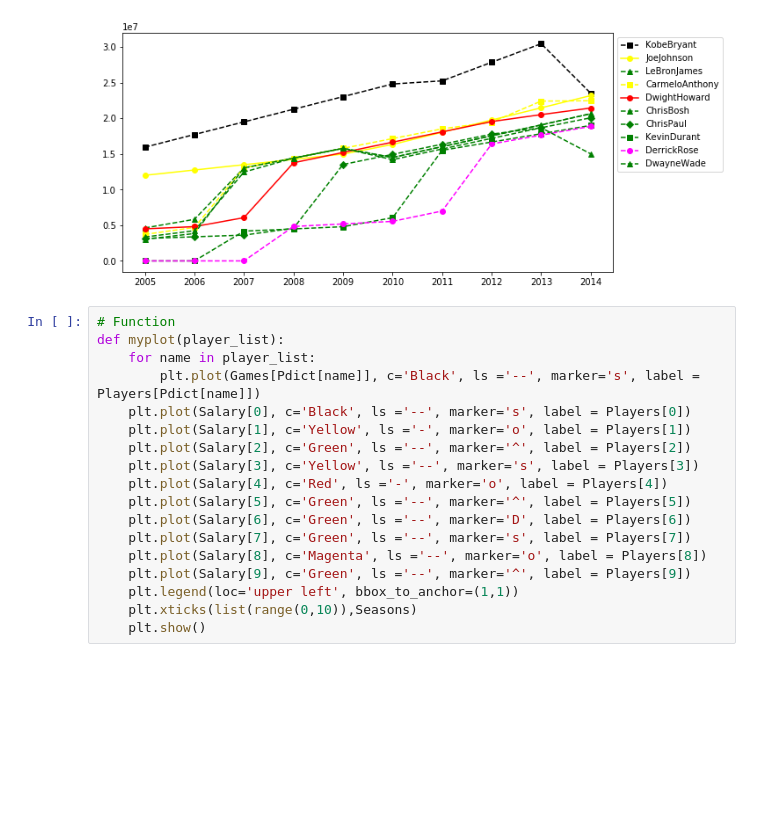
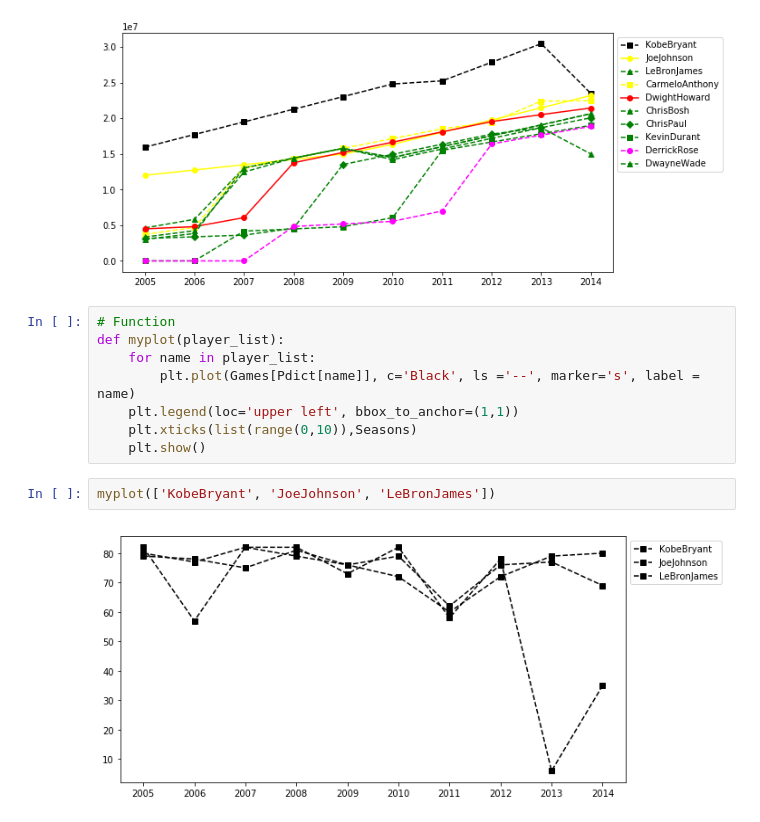
Before and after one commit to tedyeung/Python-, a Jupyter notebook: projects/basketball_trends/Basketball_Data_Analyzing.ipynb, the cells around one changed output. Saved outputs shown, nothing was run; the diff lists cells and outputs as text; blank space fills up the shorter version.

Commit message:
adding function

```diff
--- a/projects/basketball_trends/Basketball_Data_Analyzing.ipynb
+++ b/projects/basketball_trends/Basketball_Data_Analyzing.ipynb
@@ -323,21 +323,15 @@ plt.xticks(list(range(0,10)),Seasons)
 plt.show()
 # %% [output]
 [figure]
-# %%
-# Function
-def myplot(player_list):
-    for name in player_list:
-        plt.plot(Games[Pdict[name]], c='Black', ls ='--', marker='s', label = Players[Pdict[name]])
-    plt.plot(Salary[0], c='Black', ls ='--', marker='s', label = Players[0])
-    plt.plot(Salary[1], c='Yellow', ls ='-', marker='o', label = Players[1])
-    plt.plot(Salary[2], c='Green', ls ='--', marker='^', label = Players[2])
-    plt.plot(Salary[3], c='Yellow', ls ='--', marker='s', label = Players[3])
-    plt.plot(Salary[4], c='Red', ls ='-', marker='o', label = Players[4])
-    plt.plot(Salary[5], c='Green', ls ='--', marker='^', label = Players[5])
-    plt.plot(Salary[6], c='Green', ls ='--', marker='D', label = Players[6])
-    plt.plot(Salary[7], c='Green', ls ='--', marker='s', label = Players[7])
-    plt.plot(Salary[8], c='Magenta', ls ='--', marker='o', label = Players[8])
-    plt.plot(Salary[9], c='Green', ls ='--', marker='^', label = Players[9])
-    plt.legend(loc='upper left', bbox_to_anchor=(1,1))
-    plt.xticks(list(range(0,10)),Seasons)
-    plt.show()
+# %%
+# Function
+def myplot(player_list):
+    for name in player_list:
+        plt.plot(Games[Pdict[name]], c='Black', ls ='--', marker='s', label = name)
+    plt.legend(loc='upper left', bbox_to_anchor=(1,1))
+    plt.xticks(list(range(0,10)),Seasons)
+    plt.show()
+# %%
+myplot(['KobeBryant', 'JoeJohnson', 'LeBronJames'])
+# %% [output]
+[figure, added]
```
